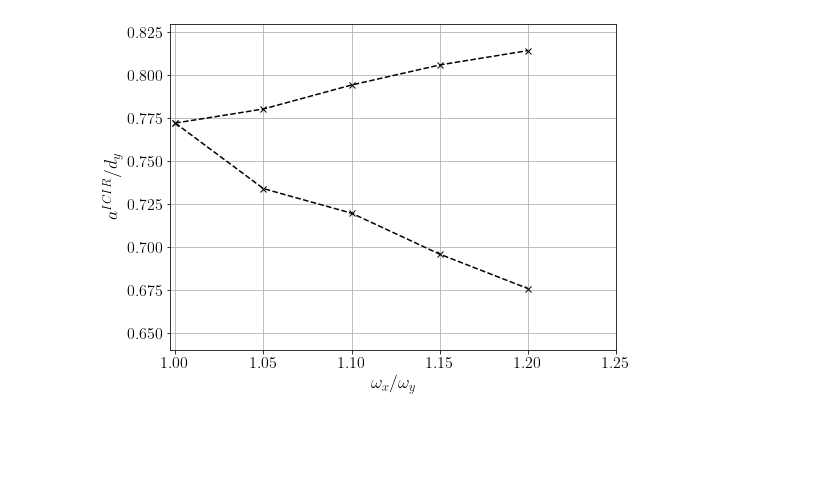
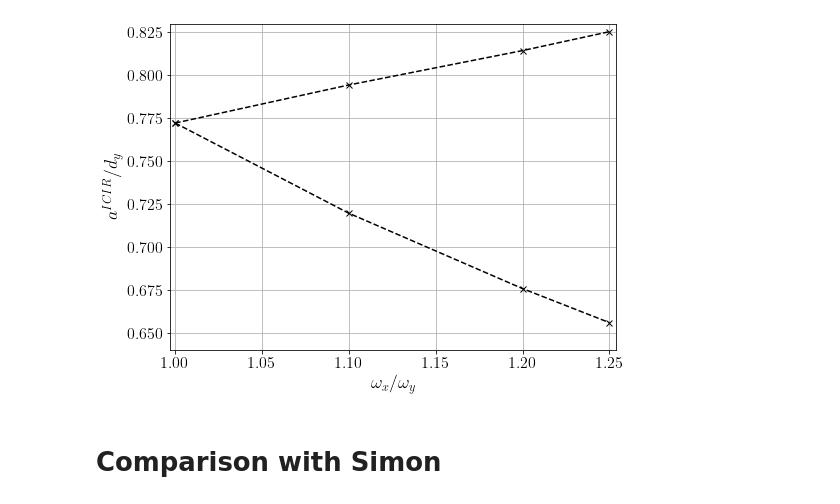
Before and after one commit to TsspGit/Ultracold_Atoms_src, a Jupyter notebook: ICIR_LiLi_q1d.ipynb, the cells around one changed output. Cells and saved outputs as stored; diff of their text form; code cells hidden in the pictures; blank space fills up the shorter version.

```diff
--- a/ICIR_LiLi_q1d.ipynb
+++ b/ICIR_LiLi_q1d.ipynb
@@ -43,13 +55,18 @@ ady_down = [0.7722301173376469, 0.73401877568123, 0.7196919149847377, 0.69580255
+# %%
+wxwy = [1, 1.1, 1.2, 1.25]
+ady_up = [0.7722301173376469, 0.7944225067760224, 0.8144519605265702, 0.8254722987276476]
+ady_down = [0.7722301173376469, 0.7196919149847377, 0.6757908502464616, 0.6559715270852553]
 # %%
 fig, ax = plt.subplots(figsize=(8, 6))
-#ax.plot(wx_wy, asc_dy, 'k*', markersize=8)
 ax.plot(wxwy, ady_up, 'k--x')
 ax.plot(wxwy, ady_down, 'k--x')
-ax.set_xlim(0.997, 1.25)
+ax.set_xlim(0.997, 1.254)
 ax.set_ylim(0.64, 0.83)
 ax.set_xlabel('$\omega_x/\omega_y$')
 ax.set_ylabel('$a^{ICIR}/d_y$')
 plt.grid()
-fig.savefig('PRL_Sala_Results/Figures/ICIR_q1d.png', dpi=200)
+fig.savefig('PRL_Sala_Results/Figures/ICIR_q1d_v2.png', dpi=200)
 # %% [output]
-[figure, old version]
+[figure, new version]
+# %% [markdown]
+# Comparison with Simon
```
Also changed, not shown: parts of 6 cells of this notebook, 12 other files.
